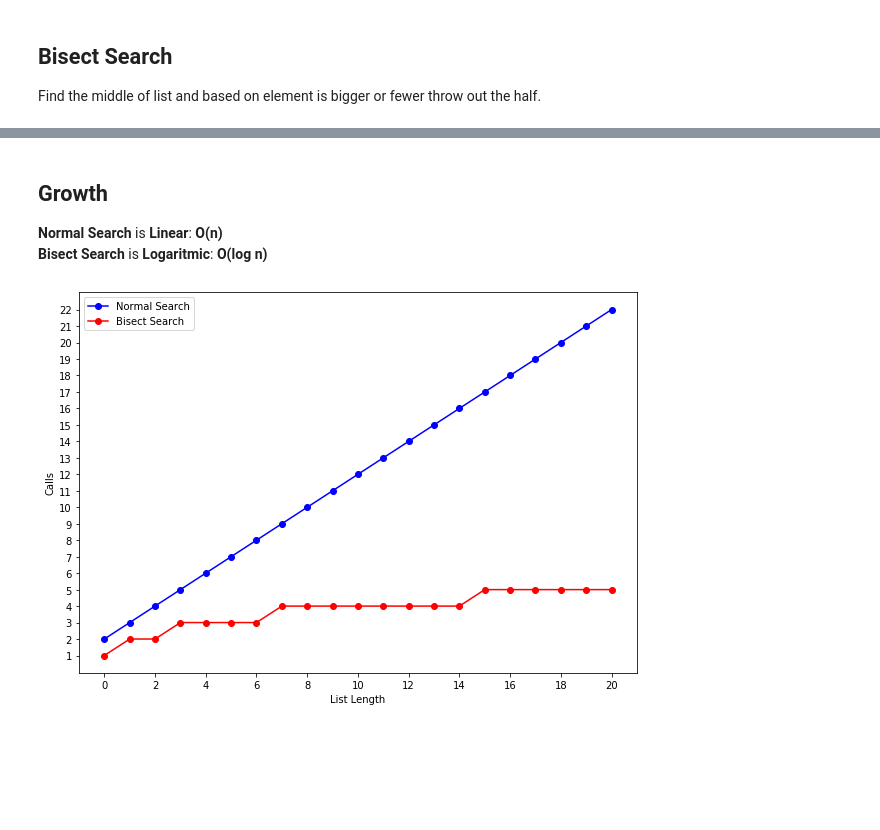
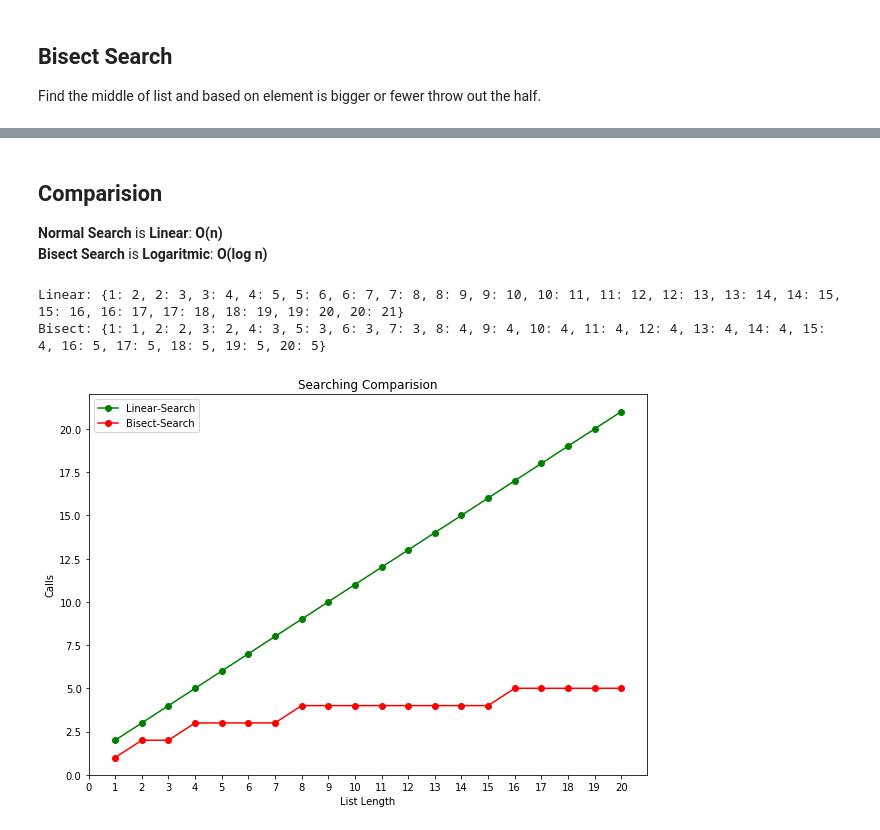
Before and after one commit to Hame-daani/Algorithms, a Jupyter notebook: Divide_and_Conqure/Search/Search.ipynb, the cells around one changed output, grey strips where cells are left out. Drawn from its saved outputs; the diff is of its cells as text; code cells hidden in the pictures; blank space fills up the shorter version.

Commit message:
DC-search-improve

```diff
--- a/Divide_and_Conqure/Search/Search.ipynb
+++ b/Divide_and_Conqure/Search/Search.ipynb
@@ -22,18 +28,18 @@ Just go through list till we reach the end.
 # %%
-def normal_search(L,e):
+def linear_search(L,e):
     # pre definition
     counter = {}
     @count_calls(counter)
-    def ns(L,e,index):
+    def ls(L,e,index):
         # base case
         if index == len(L):
             return False
         if L[index] == e:
             return True
         else:
-            return ns(L,e,index+1)
+            return ls(L,e,index+1)
     # main function
     if len(L) == 0:
         return false, counter
     else:
-        return ns(L,e,0), counter
+        return ls(L,e,0), counter
@@ -80,0 +102,19 @@ done
+# %%
+growth_bs = {}
+t = []
+for i in range(1,test_num+1):
+    t.append(i)
+    r,bs_c = bisect_search(t,i+1)
+    growth_bs[i] = get_total(bs_c)
+print(growth_bs)
+plt.figure(figsize=(10, 7))
+
+values, calls = zip(*sorted(growth_bs.items()))
+
+plt.plot(values, calls,'b-o')
+plt.xlabel('List Length')
+plt.ylabel('Calls')
+plt.xticks(list(range(1,test_num+1)))
+plt.title("Bisect Growth")
+
+plt.show()
@@ -81,21 +124,26 @@ done
 # %% [markdown]
-## Growth
+## Comparision
 
 **Normal Search** is **Linear**: **O(n)**
 **Bisect Search** is **Logaritmic**: **O(log n)**
 # %%
+print("Linear:",growth_ls)
+print("Bisect:",growth_bs)
+
 plt.figure(figsize=(10, 7))
 
-values, calls = zip(*sorted(ns_counts.items()))
-values2, calls2 = zip(*sorted(bs_counts.items()))
+values, calls = zip(*sorted(growth_ls.items()))
+values2, calls2 = zip(*sorted(growth_bs.items()))
 
-plt.plot(values, calls,'b-o',values2,calls2,'r-o')
-plt.legend(['Normal Search','Bisect Search'])
+plt.plot(values, calls,'g-o',values2,calls2,'r-o')
 plt.xlabel('List Length')
 plt.ylabel('Calls')
-plt.xticks(list(range(0,test_num+1,2)))
-plt.yticks(list(range(1,test_num+3,1)))
+plt.title("Searching Comparision")
+plt.xticks(list(range(0,test_num+1)))
+plt.legend(['Linear-Search','Bisect-Search'])
 
 plt.show()
 # %% [output]
+Linear: {1: 2, 2: 3, 3: 4, 4: 5, 5: 6, 6: 7, 7: 8, 8: 9, 9: 10, 10: 11, 11: 12, 12: 13, 13: 14, 14: 15, 15: 16, 16: 17, 17: 18, 18: 19, 19: 20, 20: 21}
+Bisect: {1: 1, 2: 2, 3: 2, 4: 3, 5: 3, 6: 3, 7: 3, 8: 4, 9: 4, 10: 4, 11: 4, 12: 4, 13: 4, 14: 4, 15: 4, 16: 5, 17: 5, 18: 5, 19: 5, 20: 5}
-[figure, old version]
+[figure, new version]
```
Also changed, not shown: parts of 10 cells of this notebook, 5 other files.
